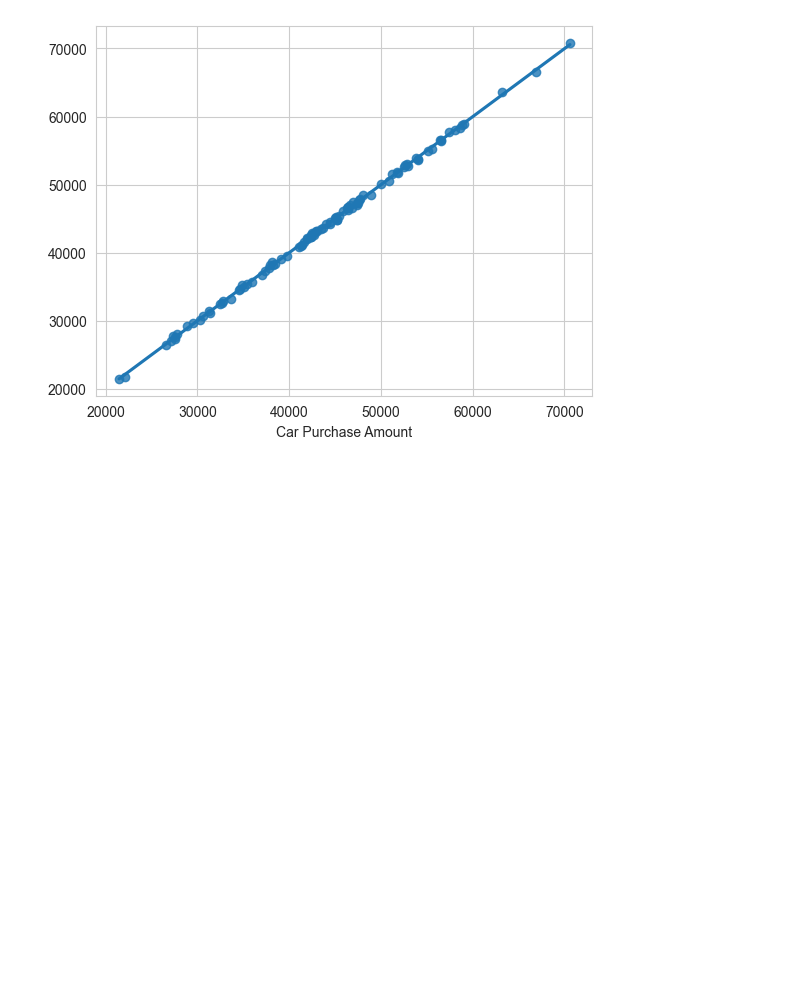
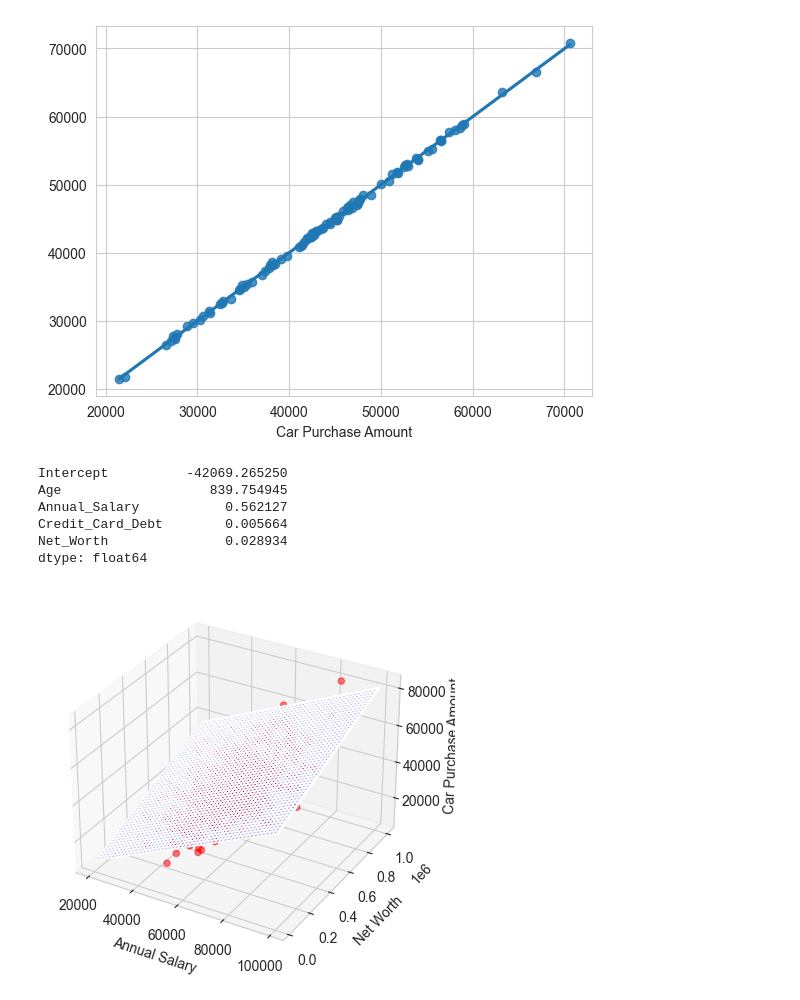
Before and after one commit to SoftwareReboot/MachineLearning-Model, a Jupyter notebook: Car Purchasing Model.ipynb, the cells around one changed output. Saved outputs shown, nothing was run; the diff lists cells and outputs as text; code cells hidden in the pictures; blank space fills up the shorter version.

```diff
--- a/Car Purchasing Model.ipynb
+++ b/Car Purchasing Model.ipynb
@@ -304,3 +309,56 @@ sns.regplot(x=y_test,y= y_pred_test, ci=None)
 # %% [output]
 <Axes: xlabel='Car Purchase Amount'>
 [figure]
+# %%
+# Rename columns to remove spaces
+df.columns = df.columns.str.replace(' ', '_')
+
+# Define the regression formula
+formula = 'Car_Purchase_Amount ~ Age + Annual_Salary + Credit_Card_Debt + Net_Worth'
+
+# Fit the model
+import statsmodels.formula.api as smf
+model = smf.ols(formula=formula, data=df)
+results_formula = model.fit()
+
+# Display the coefficients
+print(results_formula.params)
+# %% [output]
+Intercept          -42069.265250
+Age                   839.754945
+Annual_Salary           0.562127
+Credit_Card_Debt        0.005664
+Net_Worth               0.028934
+dtype: float64
+# %%
+# Create a meshgrid for 'Annual_Salary' and 'Net_Worth'
+x_surf, y_surf = np.meshgrid(
+    np.linspace(df['Annual_Salary'].min(), df['Annual_Salary'].max(), 100),
+    np.linspace(df['Net_Worth'].min(), df['Net_Worth'].max(), 100)
+)
+
+# Prepare a DataFrame for prediction, holding other variables constant
+onlyX = pd.DataFrame({
+    'Annual_Salary': x_surf.ravel(),
+    'Net_Worth': y_surf.ravel(),
+    'Age': df['Age'].mean(),
+    'Credit_Card_Debt': df['Credit_Card_Debt'].mean()
+})
+
+# Predict using the fitted model
+fittedY = results_formula.predict(exog=onlyX)
+
+# Reshape the predicted values for plotting
+fittedY = np.array(fittedY).reshape(x_surf.shape)
+
+# Create a 3D plot
+fig = plt.figure()
+ax = fig.add_subplot(111, projection='3d')
+ax.scatter(df['Annual_Salary'], df['Net_Worth'], df['Car_Purchase_Amount'], c='red', marker='o', alpha=0.5)
+ax.plot_surface(x_surf, y_surf, fittedY, color='blue', alpha=0.3)
+ax.set_xlabel('Annual Salary')
+ax.set_ylabel('Net Worth')
+ax.set_zlabel('Car Purchase Amount')
+plt.show()
+# %% [output]
+[figure, added]
```
Also changed, not shown: parts of 3 cells of this notebook.
